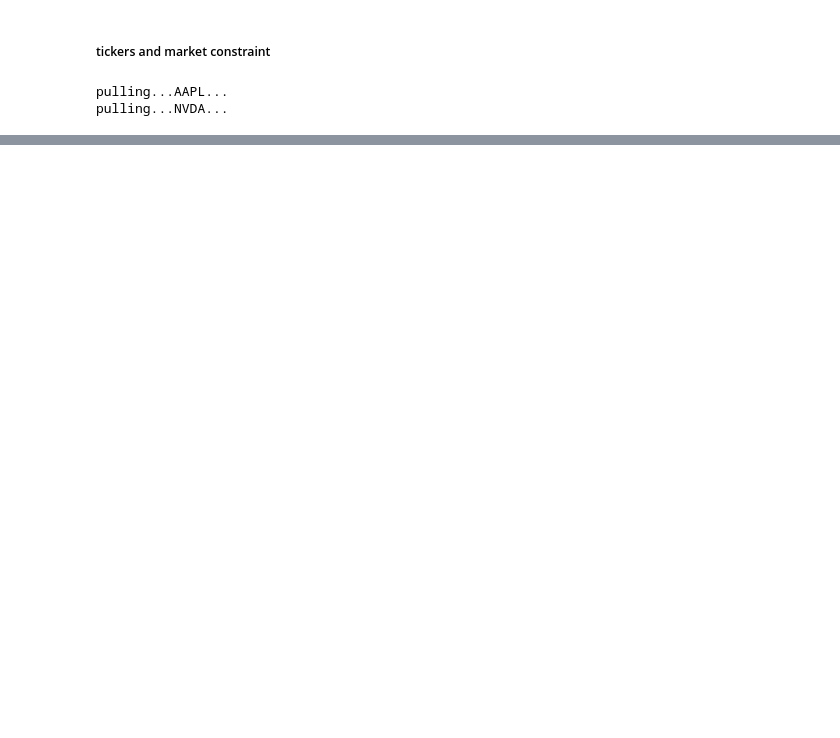
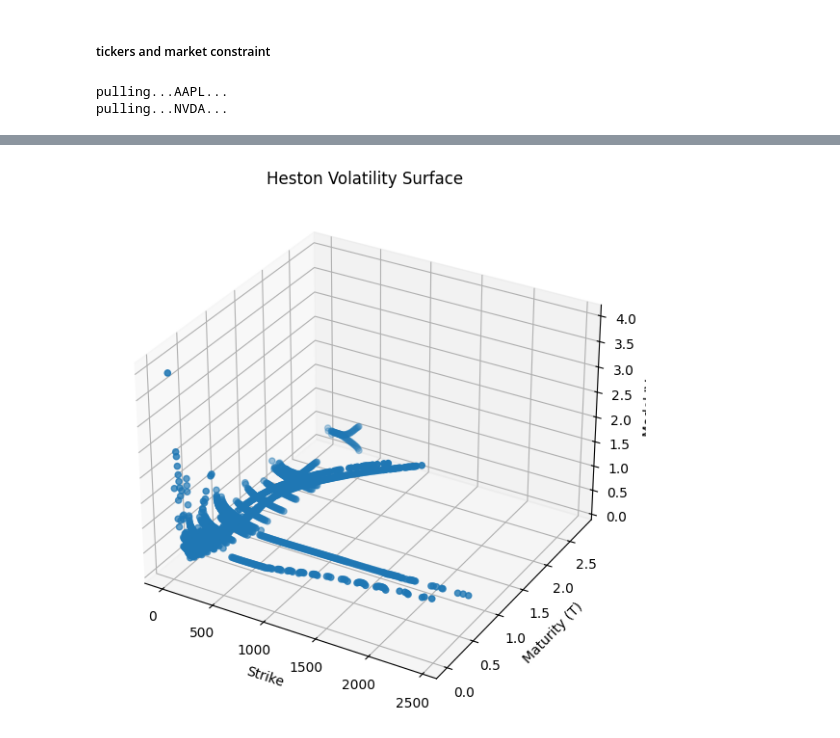
Before and after one commit to SubhamKhinchi/Heston-Options-Pricing-Engine, a Jupyter notebook: main.ipynb, the cells around one changed output, grey strips where cells are left out. Cells and saved outputs as stored; diff of their text form; code cells hidden in the pictures; blank space fills up the shorter version.

```diff
--- a/main.ipynb
+++ b/main.ipynb
@@ -98,0 +303,18 @@ options_df_nvda.head()
+# %%
+fig = plt.figure(figsize=(10,7))
+ax = fig.add_subplot(111, projection="3d")
+
+ax.scatter(
+    strike_grid,
+    maturity_grid,
+    model_iv,
+)
+
+ax.set_xlabel("Strike")
+ax.set_ylabel("Maturity (T)")
+ax.set_zlabel("Model IV")
+
+plt.title("Heston Volatility Surface")
+plt.show()
+# %% [output]
+[figure, added]
```
Also changed, not shown: parts of 31 cells of this notebook, 15 other files.
